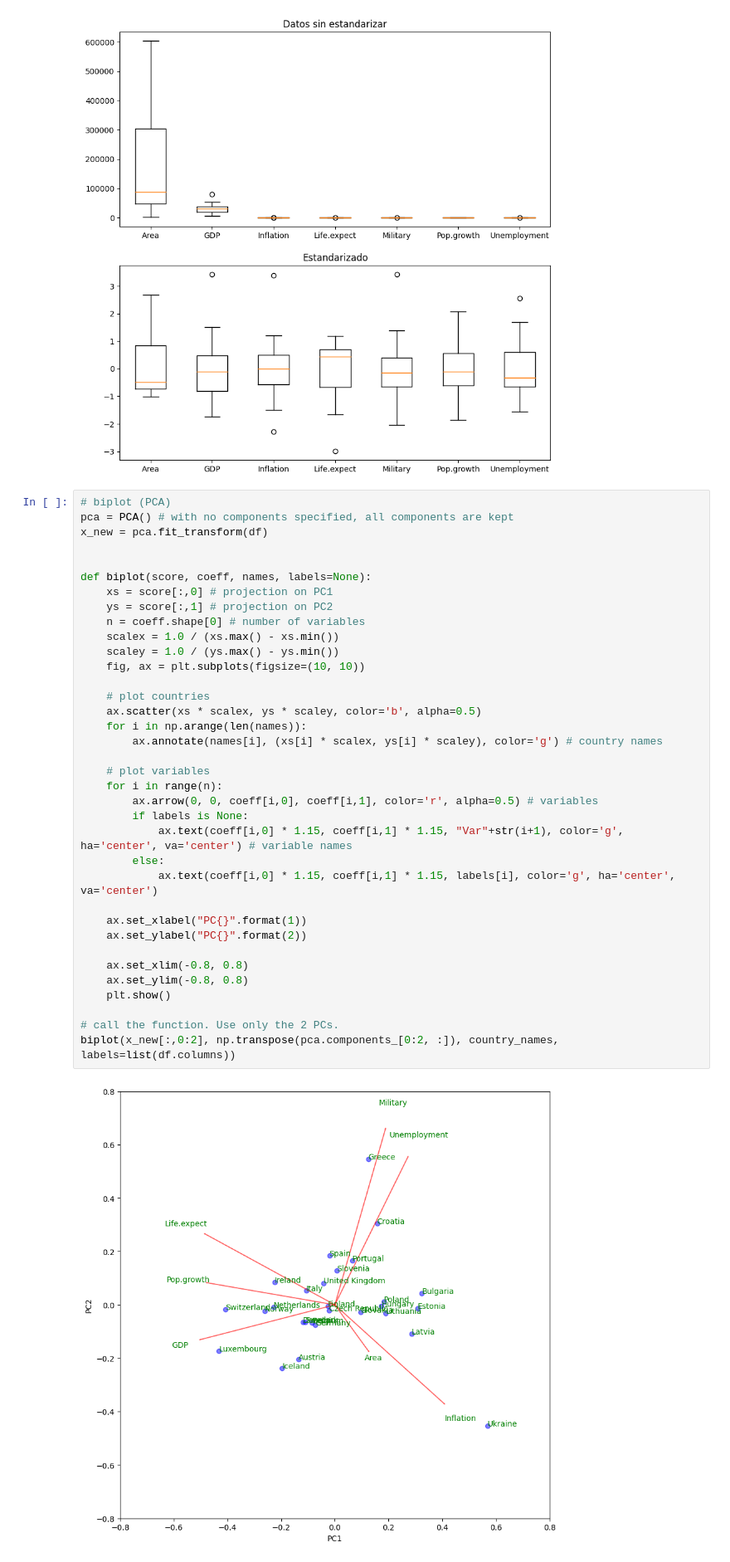
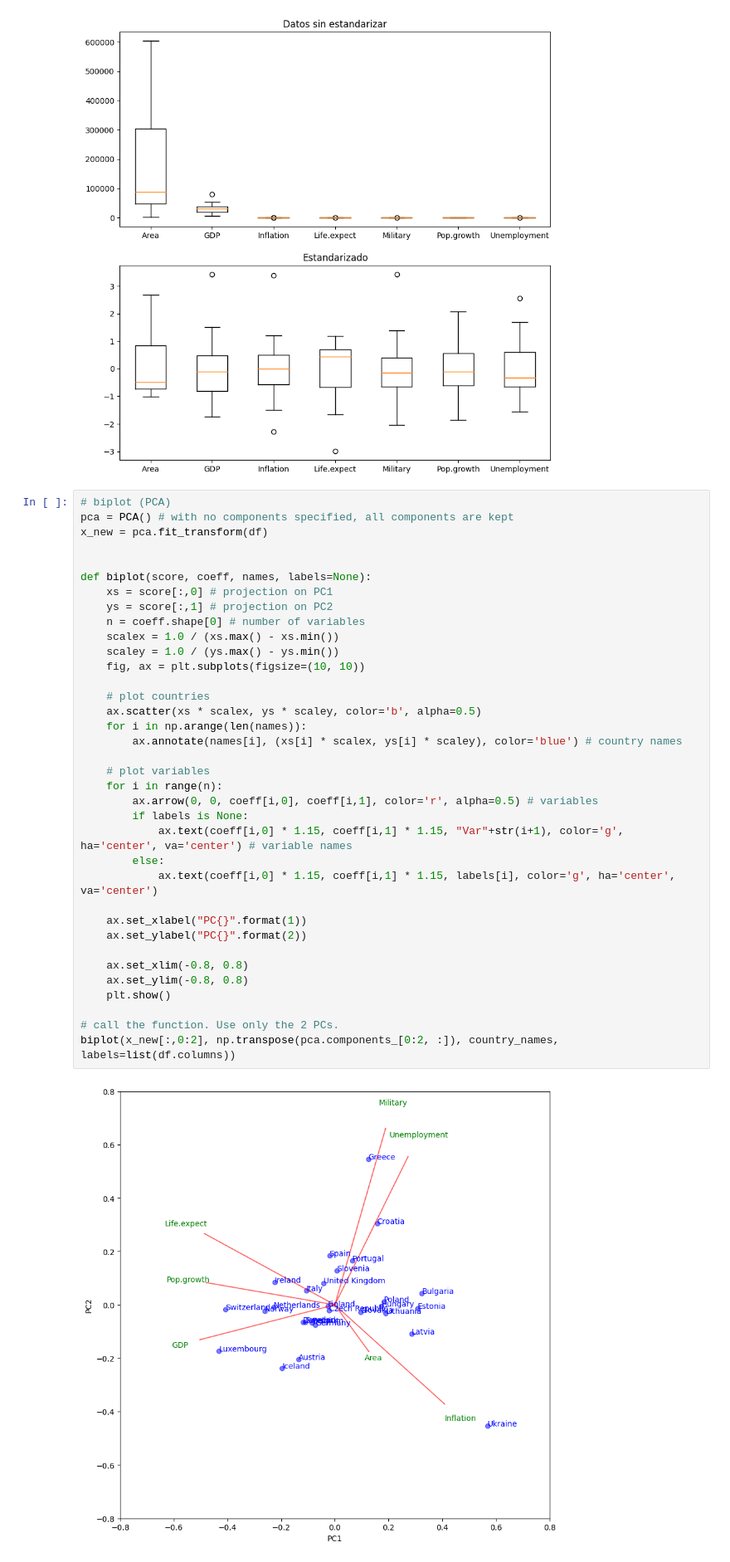
Before and after one commit to Fegrant/SIA-TPS, a Jupyter notebook: TP4/PCA.ipynb, the cells around one changed output. Shown at 83% size. Drawn from its saved outputs; the diff is of its cells as text.

Commit message:
change country color name

```diff
--- a/TP4/PCA.ipynb
+++ b/TP4/PCA.ipynb
@@ -42,32 +42,32 @@ x_new = pca.fit_transform(df)
 def biplot(score, coeff, names, labels=None):
     xs = score[:,0] # projection on PC1
     ys = score[:,1] # projection on PC2
     n = coeff.shape[0] # number of variables
     scalex = 1.0 / (xs.max() - xs.min())
     scaley = 1.0 / (ys.max() - ys.min())
     fig, ax = plt.subplots(figsize=(10, 10))
 
     # plot countries
     ax.scatter(xs * scalex, ys * scaley, color='b', alpha=0.5)
     for i in np.arange(len(names)):
-        ax.annotate(names[i], (xs[i] * scalex, ys[i] * scaley), color='g') # country names
+        ax.annotate(names[i], (xs[i] * scalex, ys[i] * scaley), color='blue') # country names
 
     # plot variables
     for i in range(n):
         ax.arrow(0, 0, coeff[i,0], coeff[i,1], color='r', alpha=0.5) # variables
         if labels is None:
             ax.text(coeff[i,0] * 1.15, coeff[i,1] * 1.15, "Var"+str(i+1), color='g', ha='center', va='center') # variable names
         else:
             ax.text(coeff[i,0] * 1.15, coeff[i,1] * 1.15, labels[i], color='g', ha='center', va='center')
 
     ax.set_xlabel("PC{}".format(1))
     ax.set_ylabel("PC{}".format(2))
 
     ax.set_xlim(-0.8, 0.8)
     ax.set_ylim(-0.8, 0.8)
     plt.show()
 
 # call the function. Use only the 2 PCs.
 biplot(x_new[:,0:2], np.transpose(pca.components_[0:2, :]), country_names, labels=list(df.columns))
 # %% [output]
-[figure, old version]
+[figure, new version]
```
